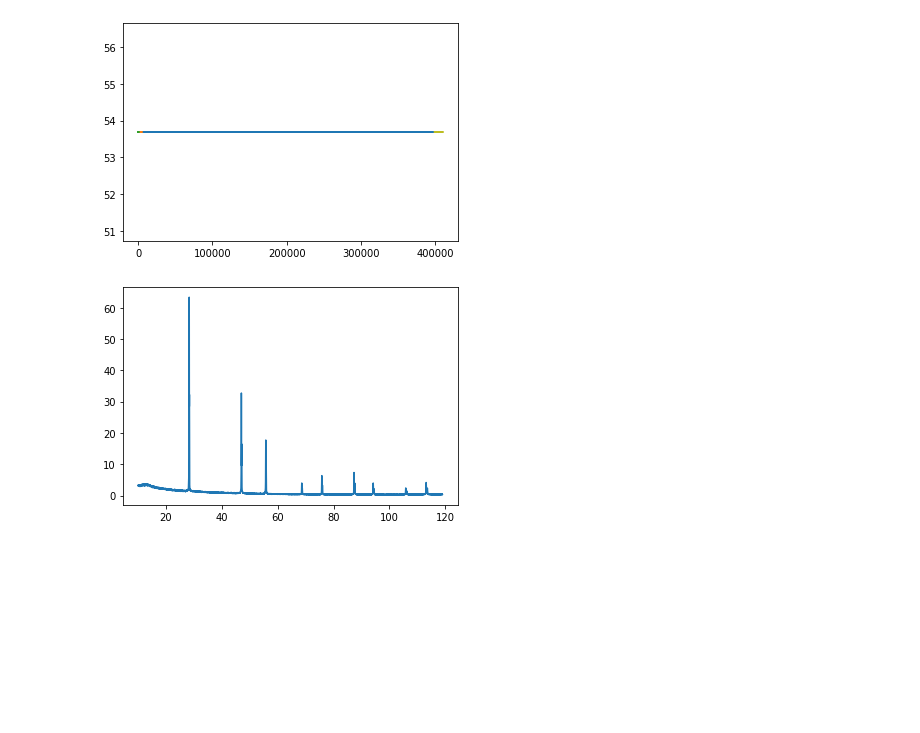
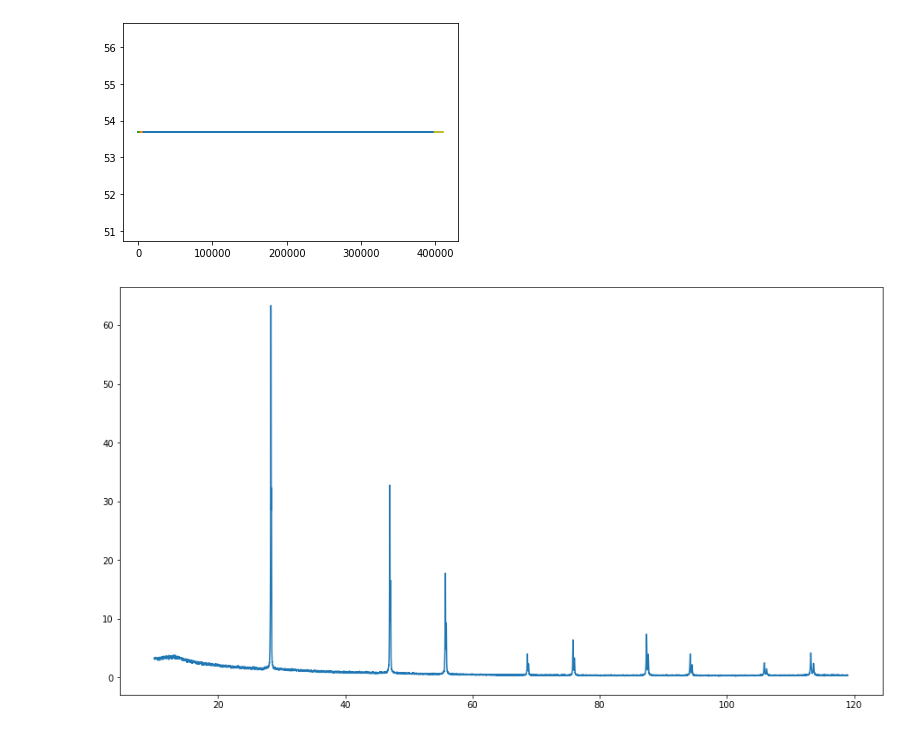
Before and after one commit to nbrrawal/Axrd_Analysis, a Jupyter notebook: Sample_Upload_code_v1.ipynb, the cells around one changed output. Saved outputs shown, nothing was run; the diff lists cells and outputs as text; code cells hidden in the pictures; blank space fills up the shorter version.

```diff
--- a/Sample_Upload_code_v1.ipynb
+++ b/Sample_Upload_code_v1.ipynb
@@ -92,7 +92,10 @@ x = data['x']
 y = data['data']
 # %%
 from matplotlib import pyplot as plt
+fig = plt.gcf()
+fig.set_size_inches(15.5, 8.5)
+fig.savefig('test2png.png', dpi=100)
 plt.plot(x, y)
 plt.show()
 # %% [output]
-[figure, old version]
+[figure, new version]
```
